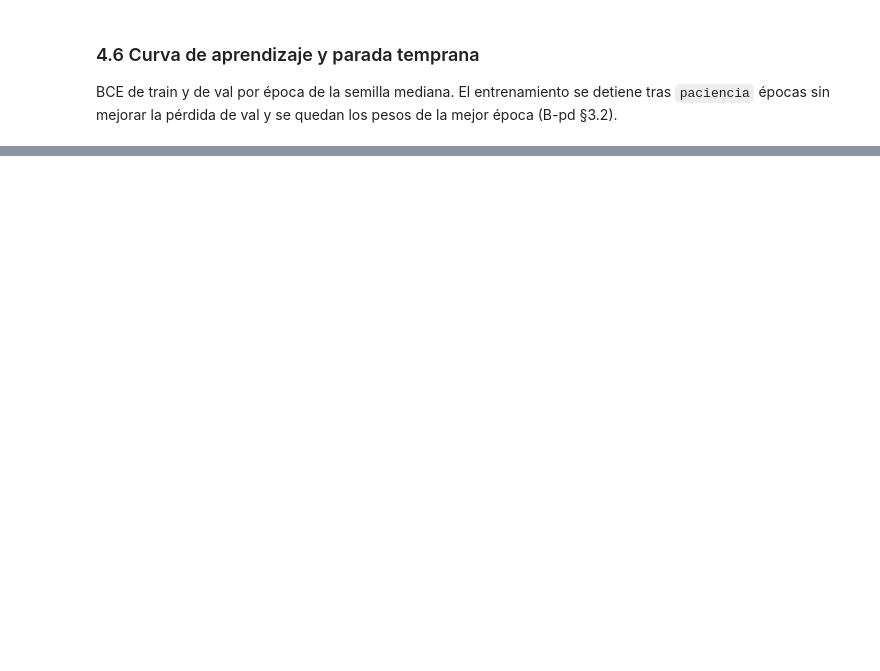
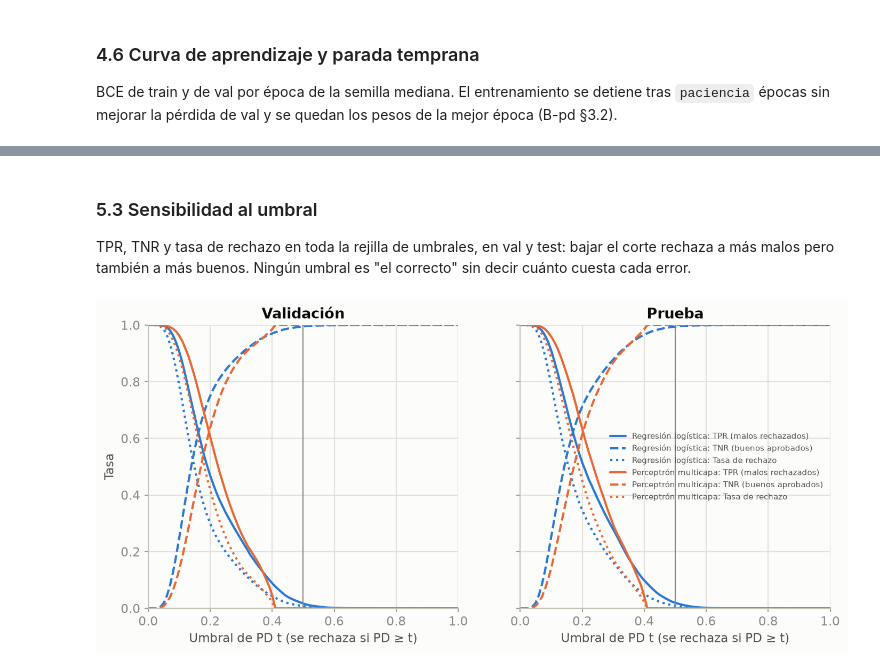
Before and after one commit to danielgonzalez2709/Trabajo2_Redes_Neuronales, a Jupyter notebook: notebooks/02_pd.ipynb, the cells around one changed output, grey strips where cells are left out. Saved outputs shown, nothing was run; the diff lists cells and outputs as text; code cells hidden in the pictures; blank space fills up the shorter version.

Commit message:
B11: notebook 02 §5 (de la PD a la decisión: umbral), hilo en 2.1 y 4.5, pruebas y .ipynb regenerado
Co-Authored-By: Claude Opus 5.5 <noreply@anthropic.com>

```diff
--- a/notebooks/02_pd.ipynb
+++ b/notebooks/02_pd.ipynb
@@ -501,0 +550,9 @@ display(Image(filename=str(FIGURAS_BLOG / "pd-aprendizaje.png")))  # curva de ap
+# %% [markdown]
+### 5.3 Sensibilidad al umbral
+
+TPR, TNR y tasa de rechazo en toda la rejilla de umbrales, en val y test: bajar el corte rechaza a más malos pero
+también a más buenos. Ningún umbral es "el correcto" sin decir cuánto cuesta cada error.
+# %%
+display(Image(filename=str(FIGURAS_BLOG / "pd-umbral-sensibilidad.png")))  # TPR, TNR y rechazo contra el umbral
+# %% [output]
+[figure, added]
```
Also changed, not shown: parts of 19 cells of this notebook, 2 other files.
